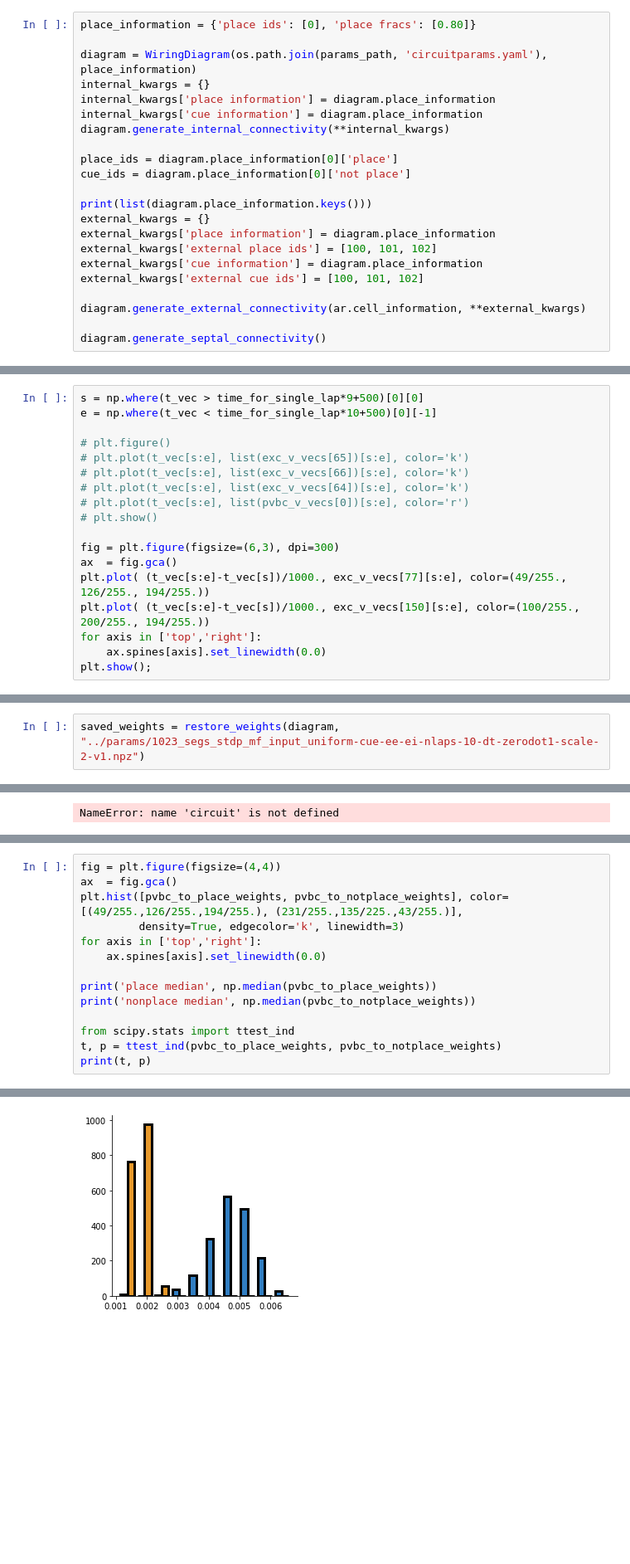
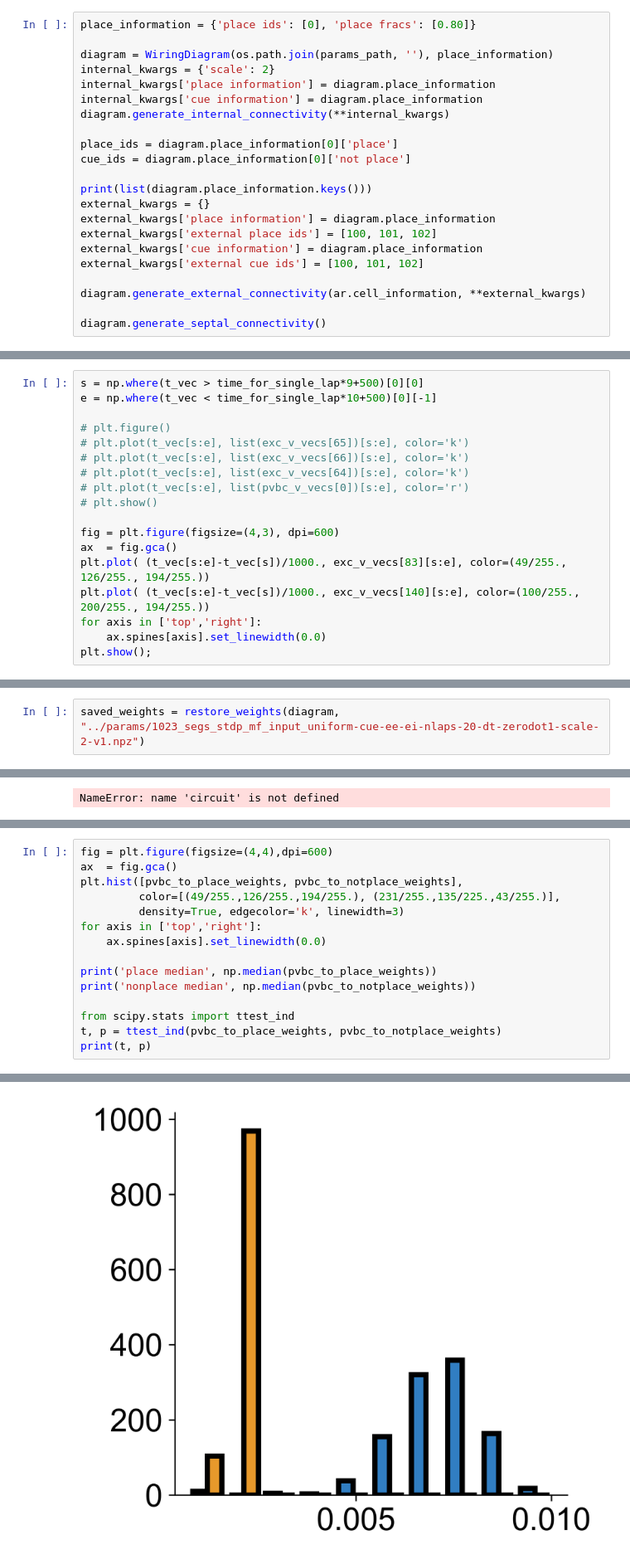
Before and after one commit to soltesz-lab/ca3_biophysical, a Jupyter notebook: notebooks/plot_training_segs_stdp_mf_input_uniform.ipynb, the cells around one changed output, grey strips where cells are left out. Shown at 83% size. Cells and saved outputs as stored; diff of their text form; blank space fills up the shorter version.

```diff
--- a/notebooks/plot_training_segs_stdp_mf_input_uniform.ipynb
+++ b/notebooks/plot_training_segs_stdp_mf_input_uniform.ipynb
@@ -131,8 +133,8 @@ print(time_for_single_lap, nlaps)
 # %%
 place_information = {'place ids': [0], 'place fracs': [0.80]}
 
-diagram = WiringDiagram(os.path.join(params_path, 'circuitparams.yaml'), place_information)
-internal_kwargs = {}
+diagram = WiringDiagram(os.path.join(params_path, ''), place_information)
+internal_kwargs = {'scale': 2}
 internal_kwargs['place information'] = diagram.place_information
 internal_kwargs['cue information'] = diagram.place_information
 diagram.generate_internal_connectivity(**internal_kwargs)
@@ -598,10 +607,10 @@ e = np.where(t_vec < time_for_single_lap*10+500)[0][-1]
 # plt.plot(t_vec[s:e], list(pvbc_v_vecs[0])[s:e], color='r')
 # plt.show()
 
-fig = plt.figure(figsize=(6,3), dpi=300)
+fig = plt.figure(figsize=(4,3), dpi=600)
 ax  = fig.gca()
-plt.plot( (t_vec[s:e]-t_vec[s])/1000., exc_v_vecs[77][s:e], color=(49/255., 126/255., 194/255.))
-plt.plot( (t_vec[s:e]-t_vec[s])/1000., exc_v_vecs[150][s:e], color=(100/255., 200/255., 194/255.))
+plt.plot( (t_vec[s:e]-t_vec[s])/1000., exc_v_vecs[83][s:e], color=(49/255., 126/255., 194/255.))
+plt.plot( (t_vec[s:e]-t_vec[s])/1000., exc_v_vecs[140][s:e], color=(100/255., 200/255., 194/255.))
 for axis in ['top','right']:
     ax.spines[axis].set_linewidth(0.0)
 plt.show();
@@ -647,7 +656,7 @@ def restore_weights(diagram, file_path):
                 pop_weights_dict[pop_id][gid] = dict(src_gid_dict)
     return dict(pop_weights_dict)
 # %%
-saved_weights = restore_weights(diagram, "../params/1023_segs_stdp_mf_input_uniform-cue-ee-ei-nlaps-10-dt-zerodot1-scale-2-v1.npz")
+saved_weights = restore_weights(diagram, "../params/1023_segs_stdp_mf_input_uniform-cue-ee-ei-nlaps-20-dt-zerodot1-scale-2-v1.npz")
 # %% [output]
 pop ca3pyr: ncells = 260
 gid 0: src_pop_id 0 src_gids = [  1   1   7   7   8   8   9   9  11  11  16  16  20  20  24  24  25  25
@@ -1327,9 +1350,10 @@ nonplace median 0.09715024
 117.57620346915769 0.0
 [figure]
 # %%
-fig = plt.figure(figsize=(4,4))
+fig = plt.figure(figsize=(4,4),dpi=600)
 ax  = fig.gca()
-plt.hist([pvbc_to_place_weights, pvbc_to_notplace_weights], color=[(49/255.,126/255.,194/255.), (231/255.,135/225.,43/255.)],
+plt.hist([pvbc_to_place_weights, pvbc_to_notplace_weights],
+         color=[(49/255.,126/255.,194/255.), (231/255.,135/225.,43/255.)],
          density=True, edgecolor='k', linewidth=3)
 for axis in ['top','right']:
     ax.spines[axis].set_linewidth(0.0)
@@ -1347,4 +1371,4 @@ nonplace median 0.0016880478
-[figure, old version]
+[figure, new version]
 # %%
 pvbc_gids = np.arange(130*2, 130*2 + 30)
 pvbc_recurrent_weights = []
```
Also changed, not shown: parts of 25 cells of this notebook.
